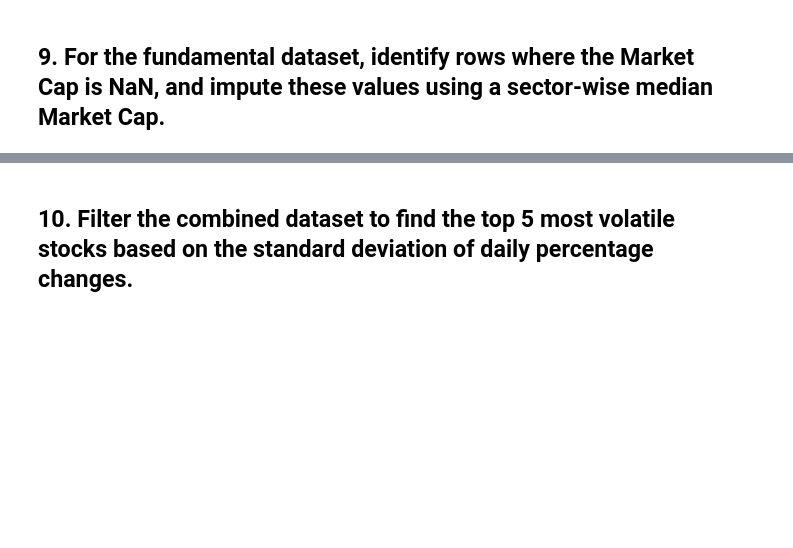
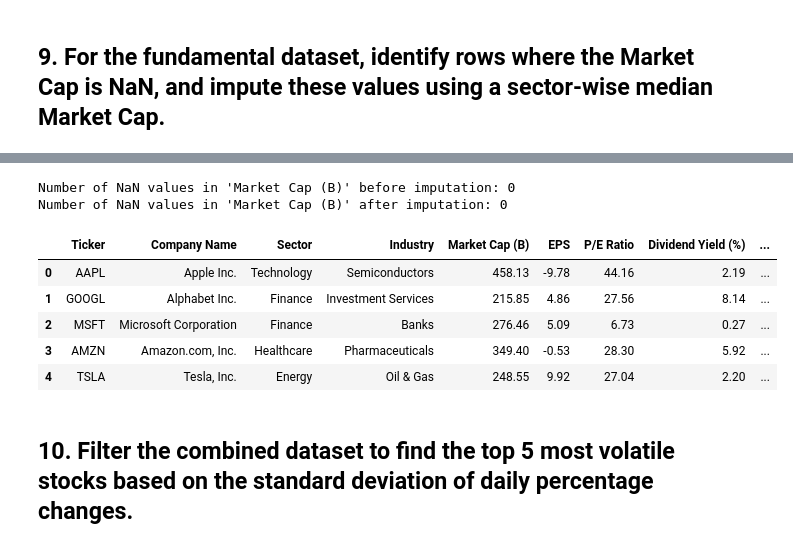
Before and after one commit to Arpit-Baranwal/Machine-Learning-, a Jupyter notebook: Stock_Analysis.ipynb, the cells around one changed output, grey strips where cells are left out. Drawn from its saved outputs; the diff is of its cells as text; code cells hidden in the pictures; blank space fills up the shorter version.

```diff
--- a/Stock_Analysis.ipynb
+++ b/Stock_Analysis.ipynb
@@ -317,2 +445,25 @@ XRP/USD
+# %%
+print("Number of NaN values in 'Market Cap (B)' before imputation:", funda_df['Market Cap (B)'].isnull().sum())
+
+# Calculate sector-wise median Market Cap
+sector_median_market_cap = funda_df.groupby('Sector')['Market Cap (B)'].median()
+
+# Impute NaN values using the sector-wise median
+funda_df['Market Cap (B)'] = funda_df.apply(
+    lambda row: sector_median_market_cap[row['Sector']] if pd.isnull(row['Market Cap (B)']) else row['Market Cap (B)'],
+    axis=1
+)
+
+print("Number of NaN values in 'Market Cap (B)' after imputation:", funda_df['Market Cap (B)'].isnull().sum())
+(funda_df.head())
+# %% [output]
+Number of NaN values in 'Market Cap (B)' before imputation: 0
+Number of NaN values in 'Market Cap (B)' after imputation: 0
+|  | Ticker | Company Name | Sector | Industry | Market Cap (B) | EPS | P/E Ratio | Dividend Yield (%) | ... |
+| 0 | AAPL | Apple Inc. | Technology | Semiconductors | 458.13 | -9.78 | 44.16 | 2.19 | ... |
+| 1 | GOOGL | Alphabet Inc. | Finance | Investment Services | 215.85 | 4.86 | 27.56 | 8.14 | ... |
+| 2 | MSFT | Microsoft Corporation | Finance | Banks | 276.46 | 5.09 | 6.73 | 0.27 | ... |
+| 3 | AMZN | Amazon.com, Inc. | Healthcare | Pharmaceuticals | 349.40 | -0.53 | 28.30 | 5.92 | ... |
+| 4 | TSLA | Tesla, Inc. | Energy | Oil & Gas | 248.55 | 9.92 | 27.04 | 2.20 | ... |
 # %% [markdown]
 ## 10. Filter the combined dataset to find the top 5 most volatile stocks based on the standard deviation of daily percentage changes.
```
Also changed, not shown: parts of 8 cells of this notebook.
